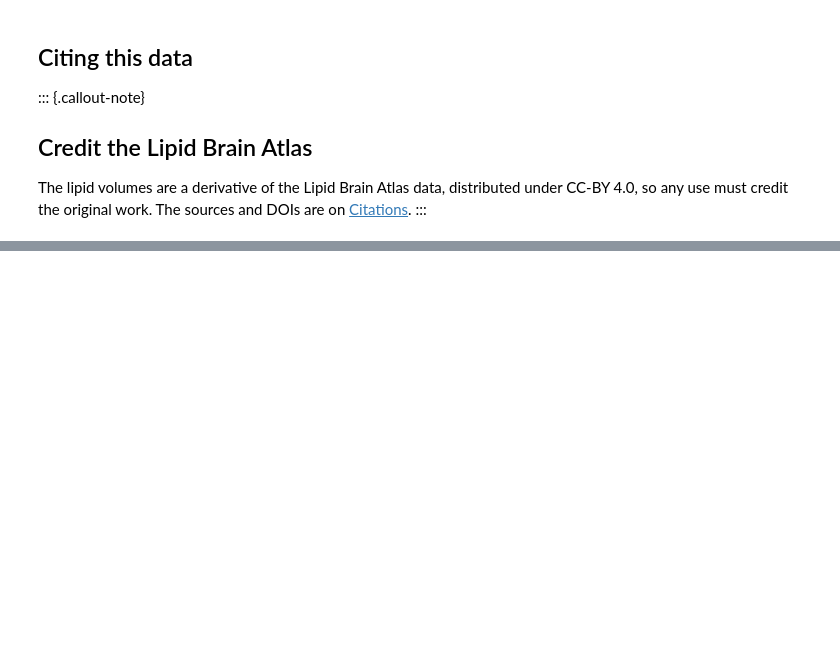
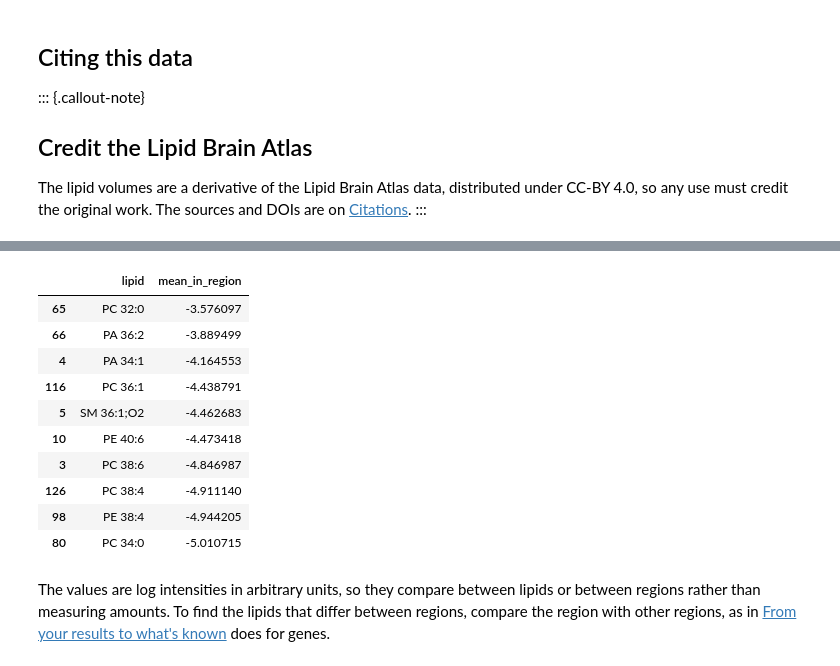
Before and after one commit to int-brain-lab/iblatlas, a Jupyter notebook: docs/how-to/load-lipids.ipynb, the cells around one changed output, grey strips where cells are left out. Drawn from its saved outputs; the diff is of its cells as text; code cells hidden in the pictures; blank space fills up the shorter version.

```diff
--- a/docs/how-to/load-lipids.ipynb
+++ b/docs/how-to/load-lipids.ipynb
@@ -97,0 +102,22 @@ so any use must credit the original work. The sources and DOIs are on [Citations
+# %%
+import numpy as np
+
+regions = atlas_agea.regions
+in_region = regions.acronym[regions.mappings['Beryl'][atlas_agea.label]] == 'VISp'
+
+mean_in_region = np.nanmean(volume[:, in_region], axis=1)
+df_lipids[['lipid']].assign(mean_in_region=mean_in_region).sort_values('mean_in_region', ascending=False).head(10)
+# %% [output]
+|  | lipid | mean_in_region |
+| 65 | PC 32:0 | -3.576097 |
+| 66 | PA 36:2 | -3.889499 |
+| 4 | PA 34:1 | -4.164553 |
+| 116 | PC 36:1 | -4.438791 |
+| 5 | SM 36:1;O2 | -4.462683 |
+| 10 | PE 40:6 | -4.473418 |
+| 3 | PC 38:6 | -4.846987 |
+| 126 | PC 38:4 | -4.911140 |
+| 98 | PE 38:4 | -4.944205 |
+| 80 | PC 34:0 | -5.010715 |
+# %% [markdown]
+The values are log intensities in arbitrary units, so they compare between lipids or between regions rather than measuring amounts. To find the lipids that differ between regions, compare the region with other regions, as in [From your results to what's known](../tutorials/from-your-results-to-whats-known.ipynb) does for genes.
```
Also changed, not shown: parts of 2 cells of this notebook, 2 other files.
